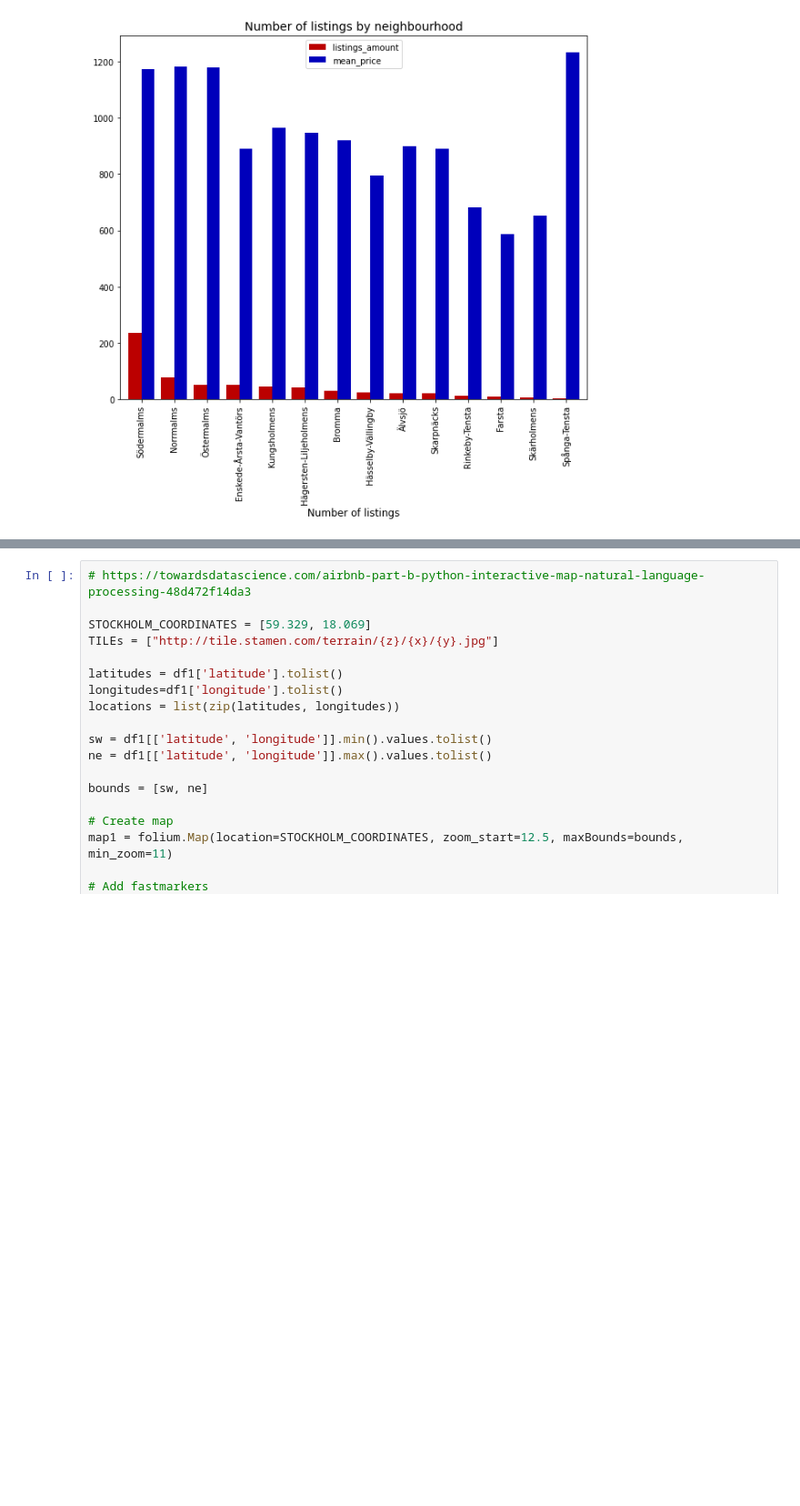
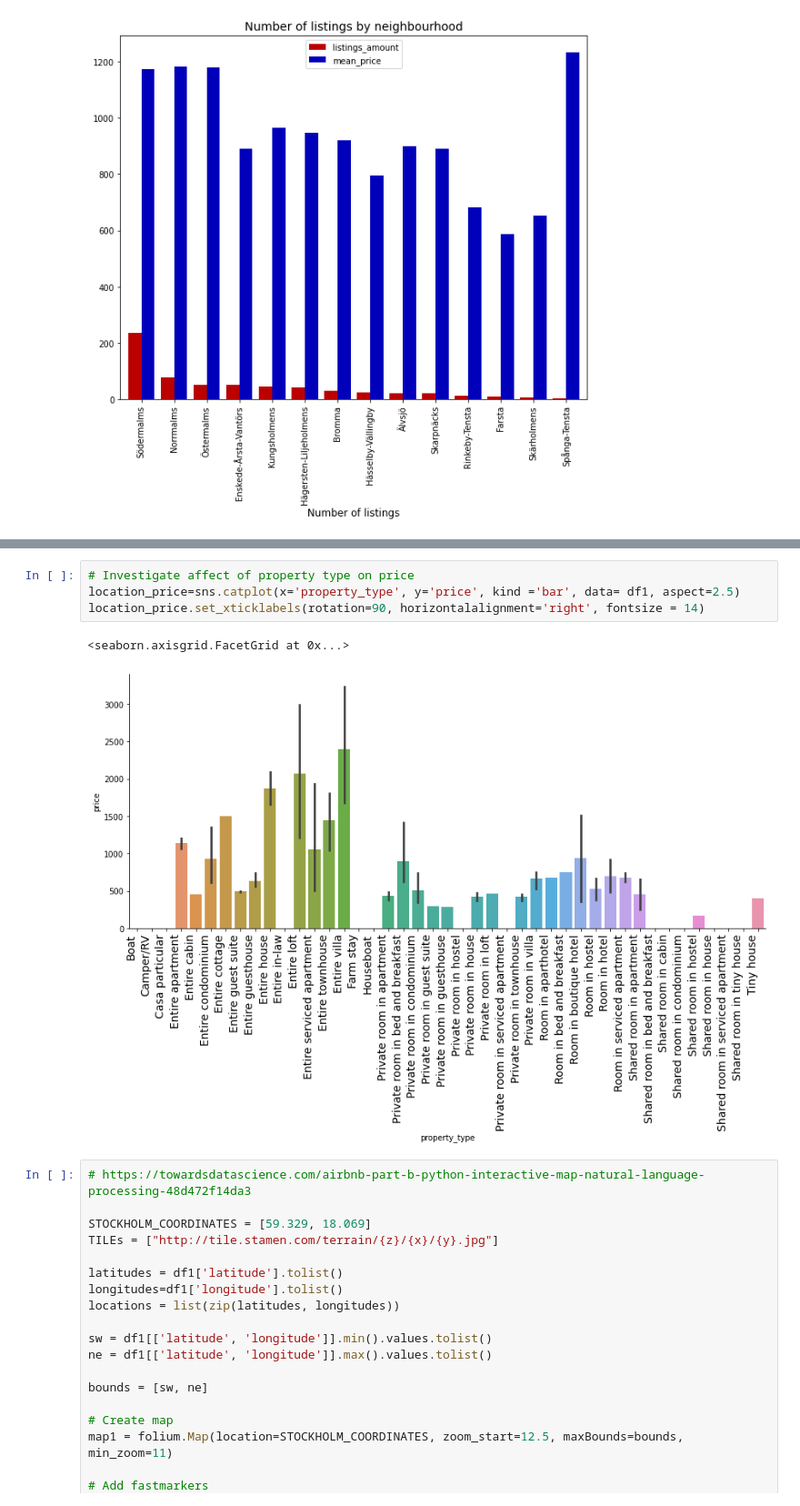
Before and after one commit to villeh987/jupyter_airbnb, a Jupyter notebook: JODA.ipynb, the cells around one changed output, grey strips where cells are left out. Shown at 91% size. Cells and saved outputs as stored; diff of their text form; blank space fills up the shorter version.

```diff
--- a/JODA.ipynb
+++ b/JODA.ipynb
@@ -447,3 +430,10 @@ location_price.set_xticklabels(rotation=90, horizontalalignment='right')
+# %%
+# Investigate affect of property type on price
+location_price=sns.catplot(x='property_type', y='price', kind ='bar', data= df1, aspect=2.5)
+location_price.set_xticklabels(rotation=90, horizontalalignment='right', fontsize = 14)
+# %% [output]
+<seaborn.axisgrid.FacetGrid at 0x...>
+[figure, added]
 # %%
 # https://towardsdatascience.com/airbnb-part-b-python-interactive-map-natural-language-processing-48d472f14da3
 
```
Also changed, not shown: parts of 12 cells of this notebook.
